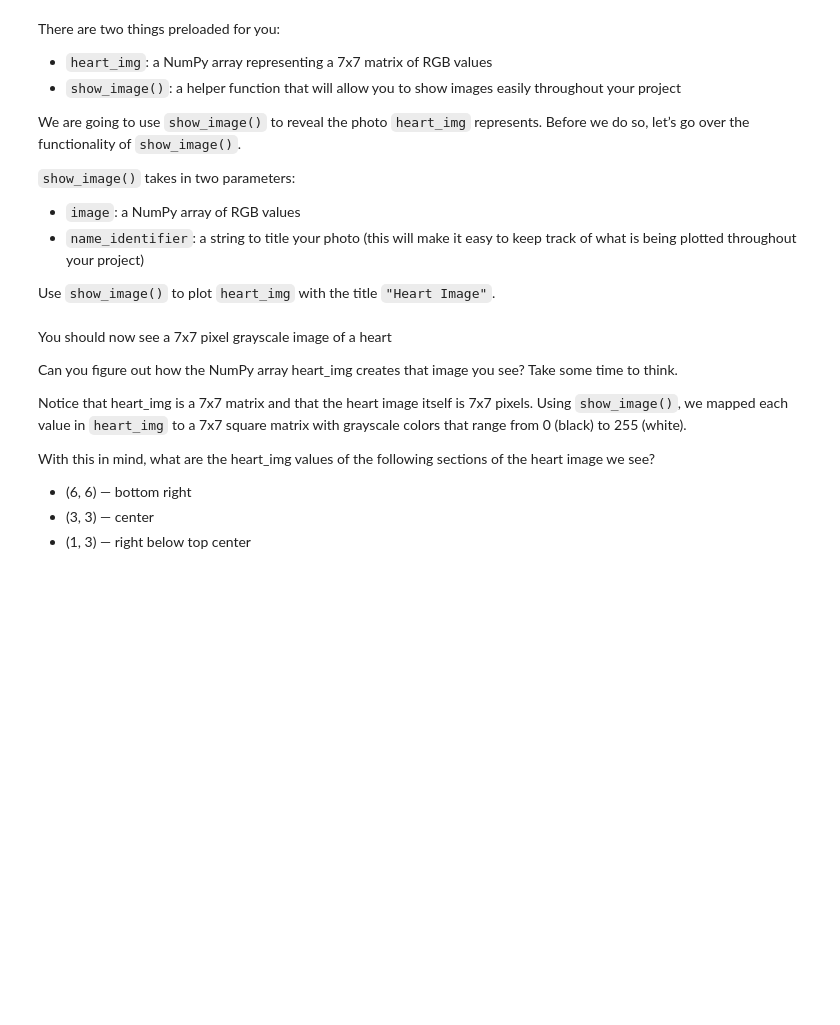
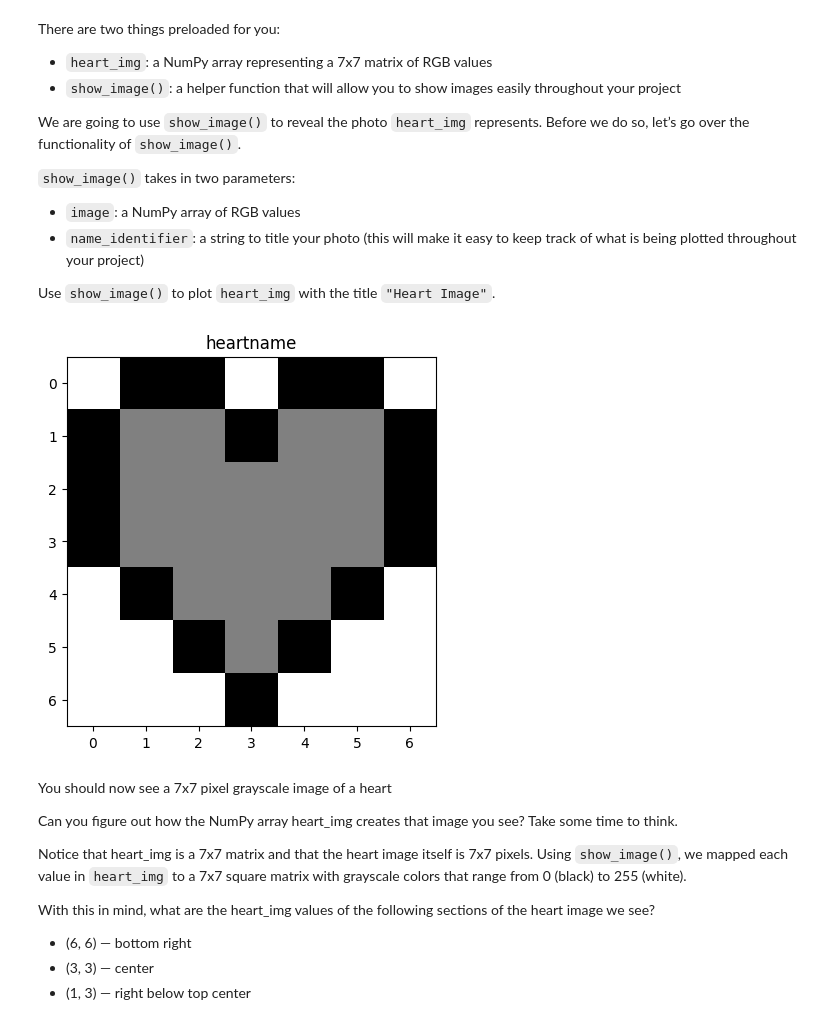
Before and after one commit to juango15/ImageTransformationsWithNumPy, a Jupyter notebook: ImageTransformationsWithNumPy.ipynb, the cells around one changed output. Cells and saved outputs as stored; diff of their text form; code cells hidden in the pictures; blank space fills up the shorter version.

```diff
--- a/ImageTransformationsWithNumPy.ipynb
+++ b/ImageTransformationsWithNumPy.ipynb
@@ -35,6 +35,10 @@ We are going to use `show_image()` to reveal the photo `heart_img` represents. B
 - `name_identifier`: a string to title your photo (this will make it easy to keep track of what is being plotted throughout your project)
 
 Use `show_image()` to plot `heart_img` with the title `"Heart Image"`.
+# %%
+ show_image(heart_img,"heartname")
+# %% [output]
+[figure, added]
 # %% [markdown]
 You should now see a 7x7 pixel grayscale image of a heart
 
```
Also changed, not shown: parts of 7 cells of this notebook.
